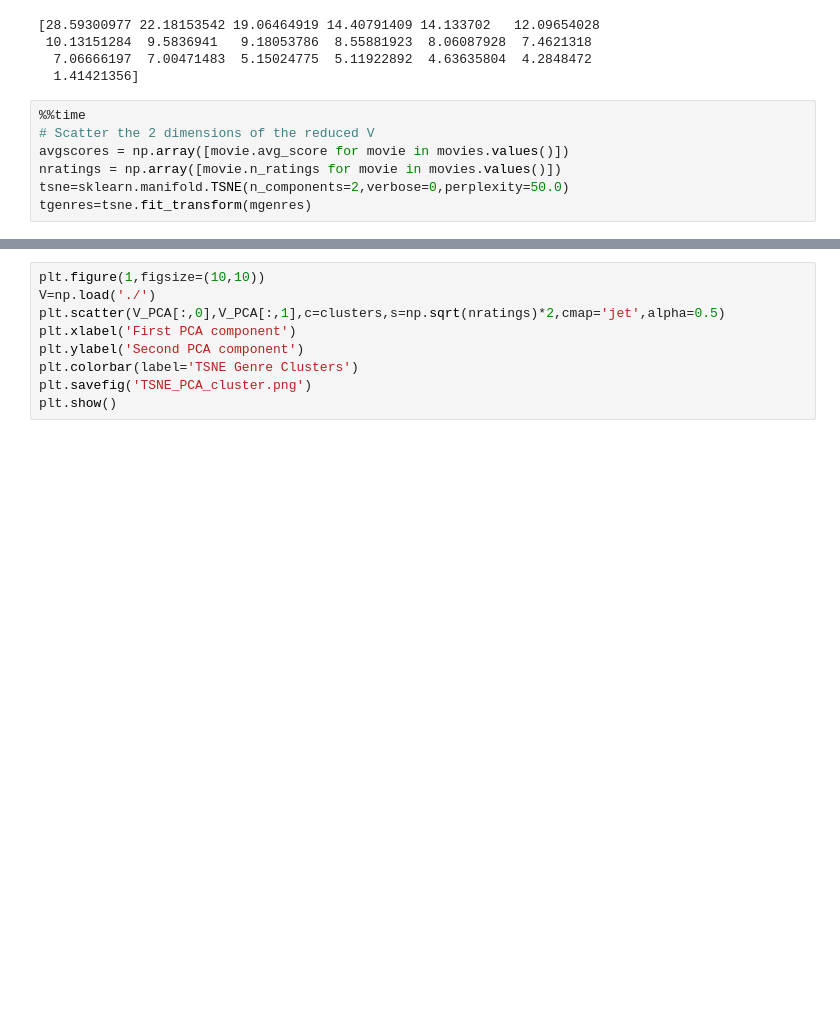
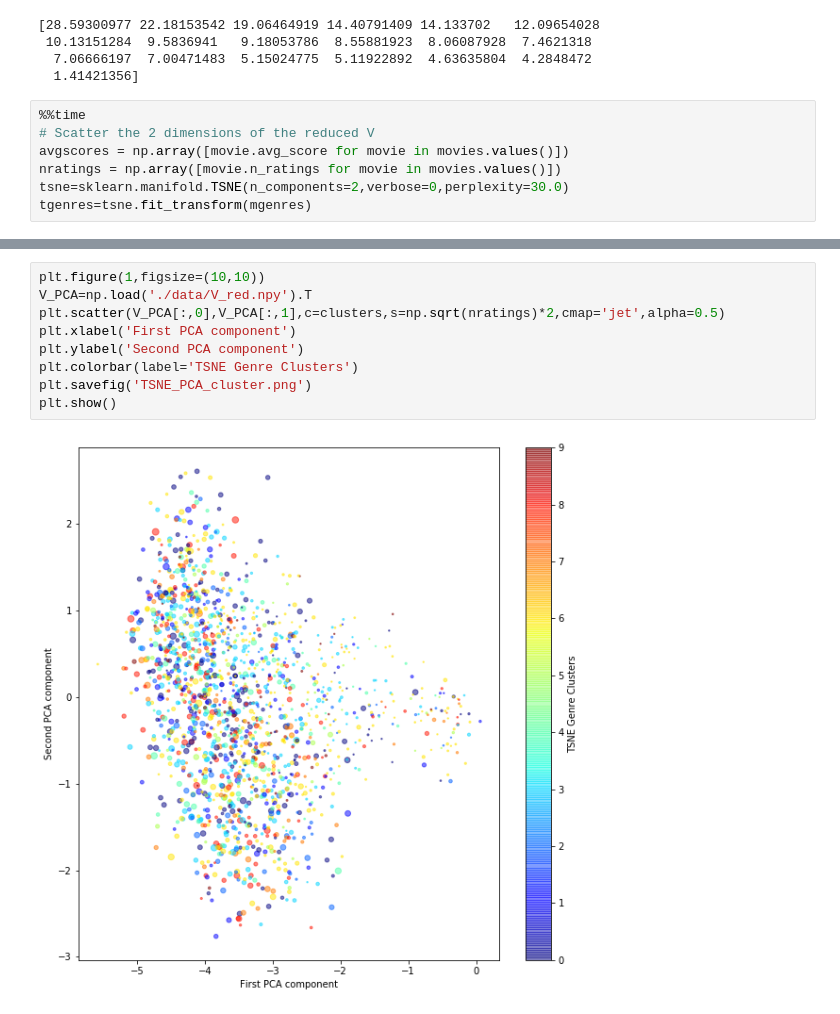
Before and after one commit to miladtaghavi/Miniproject2, a Jupyter notebook: Factorization_WithBias_ZC.ipynb, the cells around one changed output, grey strips where cells are left out. Cells and saved outputs as stored; diff of their text form; blank space fills up the shorter version.

```diff
--- a/Factorization_WithBias_ZC.ipynb
+++ b/Factorization_WithBias_ZC.ipynb
@@ -366,5 +366,5 @@ print(mSigma)
 # Scatter the 2 dimensions of the reduced V
 avgscores = np.array([movie.avg_score for movie in movies.values()])
 nratings = np.array([movie.n_ratings for movie in movies.values()])
-tsne=sklearn.manifold.TSNE(n_components=2,verbose=0,perplexity=50.0)
+tsne=sklearn.manifold.TSNE(n_components=2,verbose=0,perplexity=30.0)
 tgenres=tsne.fit_transform(mgenres)
@@ -384,9 +391,11 @@ plt.show()
 # %%
 plt.figure(1,figsize=(10,10))
-V=np.load('./')
+V_PCA=np.load('./data/V_red.npy').T
 plt.scatter(V_PCA[:,0],V_PCA[:,1],c=clusters,s=np.sqrt(nratings)*2,cmap='jet',alpha=0.5)
 plt.xlabel('First PCA component')
 plt.ylabel('Second PCA component')
 plt.colorbar(label='TSNE Genre Clusters')
 plt.savefig('TSNE_PCA_cluster.png')
 plt.show()
+# %% [output]
+[figure, added]
```
Also changed, not shown: parts of 2 cells of this notebook.
